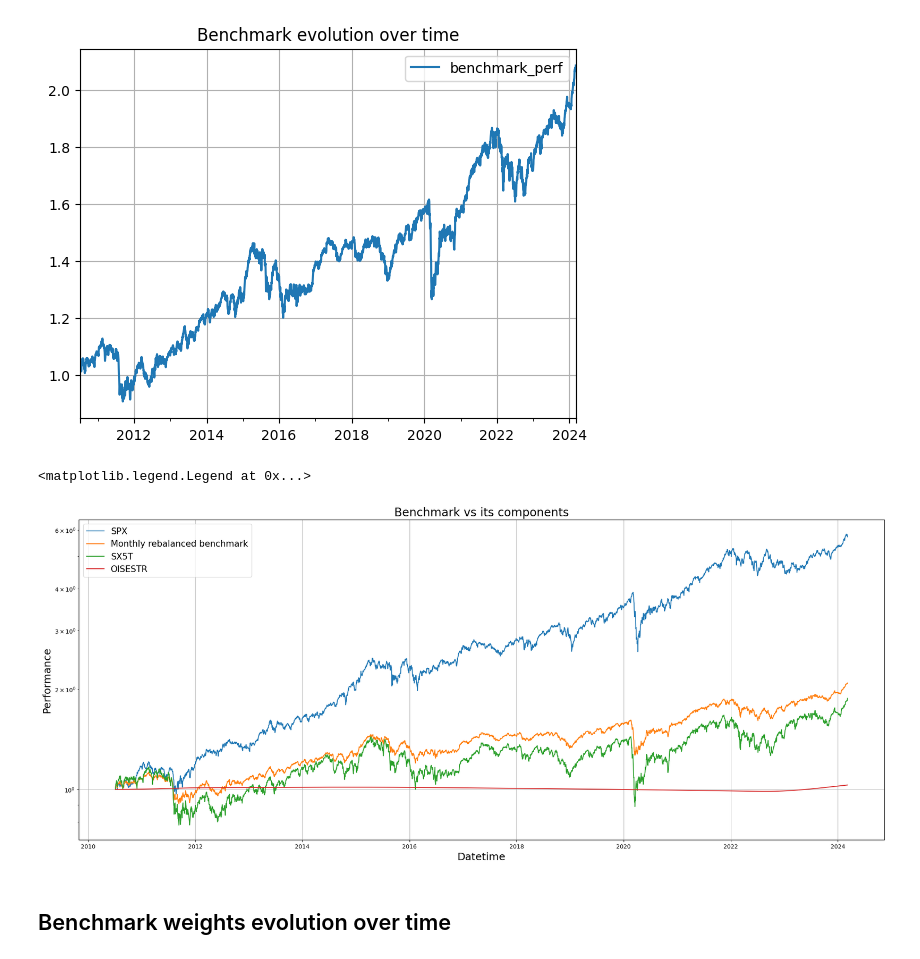
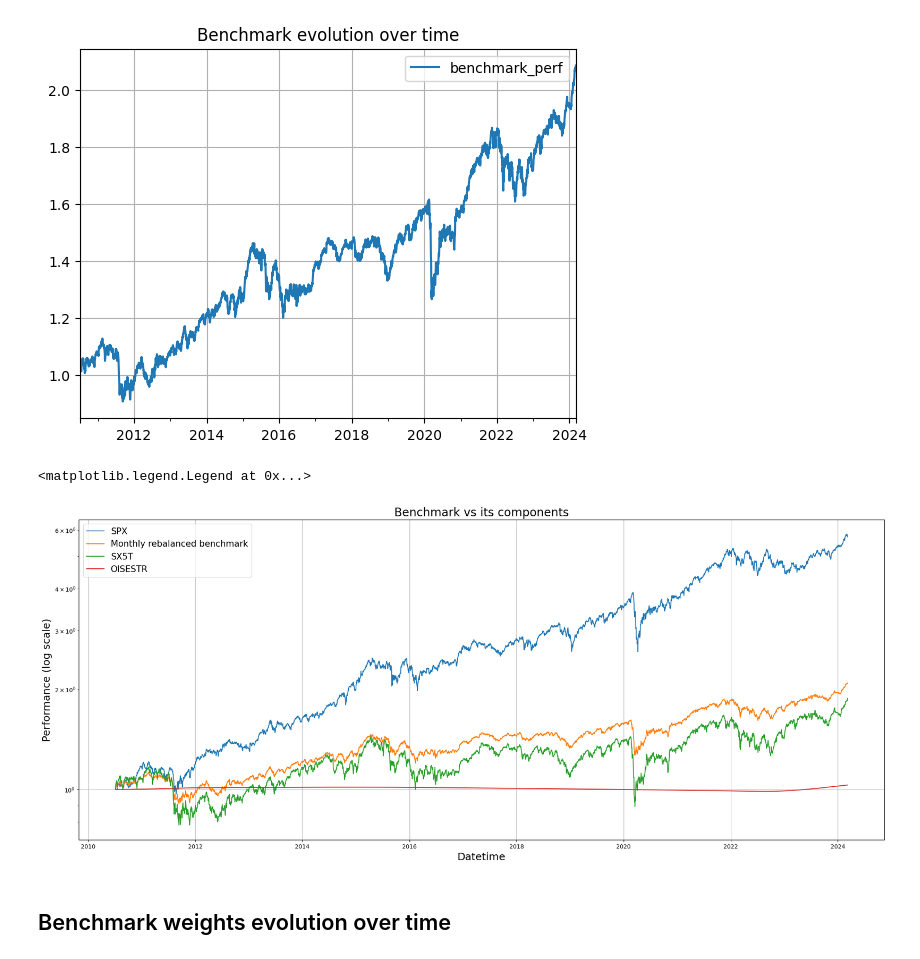
Before and after one commit to BaptisteZloch/Cross-Asset-Investment-Solutions, a Jupyter notebook: src/backtest_portoflio.ipynb, the cells around one changed output. Cells and saved outputs as stored; diff of their text form; code cells hidden in the pictures.

```diff
--- a/src/backtest_portoflio.ipynb
+++ b/src/backtest_portoflio.ipynb
@@ -20,10 +20,14 @@ from backtest.backtest import Backtester
 Use the constructor of the class in order to build the Benchmark object and the performances/returns associated with. The benchmark is only composed of the SX5T, SPTR500N and ESTR. The proportion are as the following:
 $$\text{Benchmark} = \text{SPTR500N}\times20\% + \text{ESTR}\times30\% + \text{SX5T}\times50\%$$
 # %%
-bench_obj = Benchmark(RebalanceFrequencyEnum.MONTH_END) # Create the benchmark with a monthly rebalance frequency
+bench_obj = Benchmark(
+    RebalanceFrequencyEnum.MONTH_END
+)  # Create the benchmark with a monthly rebalance frequency
 
 
-bench_obj.benchmark_perf.plot(grid=True,legend=True,title="Benchmark evolution over time")
+bench_obj.benchmark_perf.plot(
+    grid=True, legend=True, title="Benchmark evolution over time"
+)
 
 bench_obj.benchmark_perf
 # %% [output]
@@ -43,20 +47,20 @@ Freq: B, Name: benchmark_perf, Length: 3568, dtype: float64
 # %%
 component = bench_obj.get_benchmark_returns_data()
 plt.figure(figsize=(25, 10))
 plt.plot((component["SPX"] + 1).cumprod(), label="SPX")
 
 plt.plot(bench_obj.benchmark_perf, label="Monthly rebalanced benchmark")
 plt.plot((component["SX5T"] + 1).cumprod(), label="SX5T")
 plt.plot((component["OISESTR"] + 1).cumprod(), label="OISESTR")
-plt.yscale('log')
+plt.yscale("log")
 plt.xlabel("Datetime", fontsize=18)
-plt.ylabel("Performance", fontsize=18)
+plt.ylabel("Performance (log scale)", fontsize=18)
 plt.title("Benchmark vs its components", fontsize=20)
 plt.grid()
 plt.legend(fontsize=15)
 # %% [output]
 <matplotlib.legend.Legend at 0x...>
-[figure, old version]
+[figure, new version]
 # %% [markdown]
 ## Benchmark weights evolution over time
 # %%
```
Also changed, not shown: parts of 20 cells of this notebook, 14 other files.
